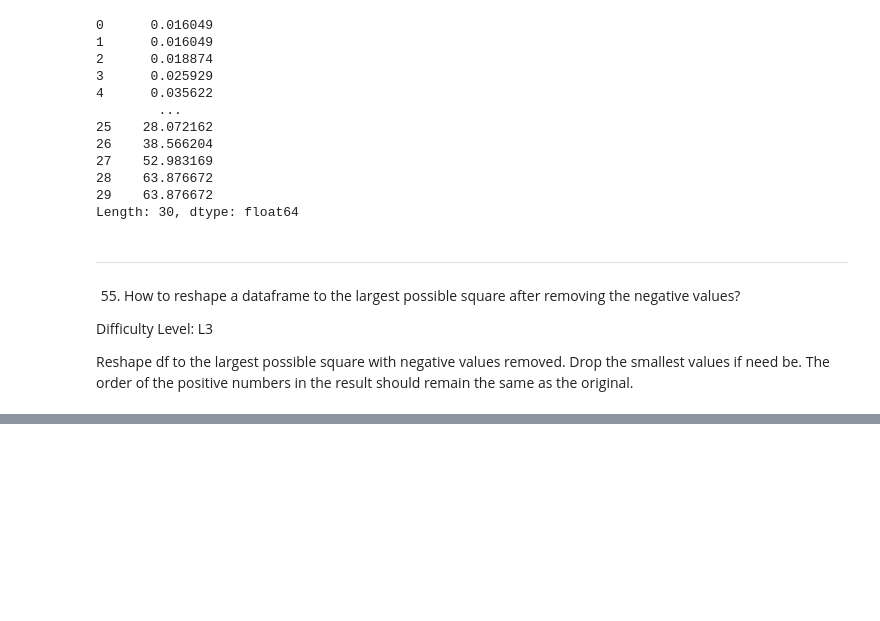
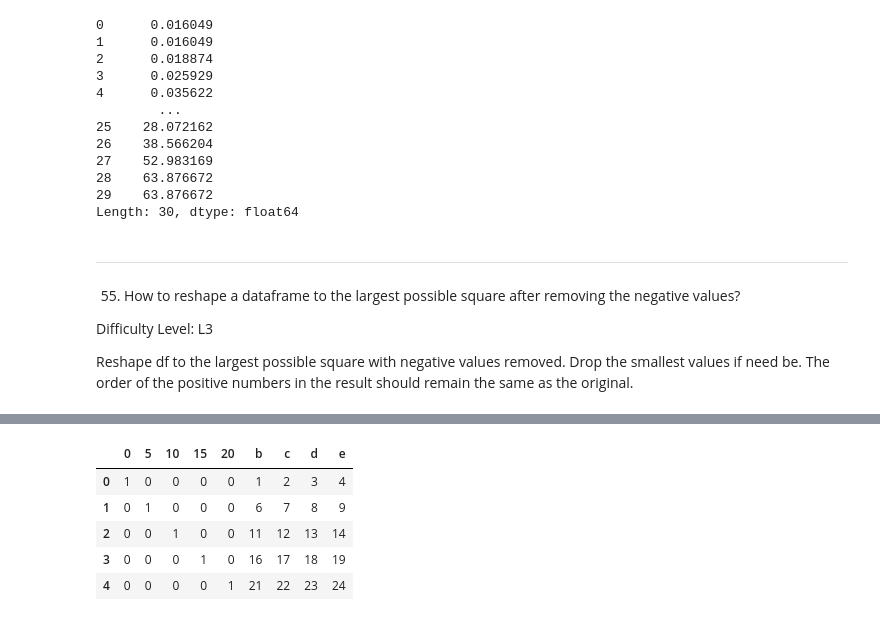
Before and after one commit to OdincovMD/101-pandas, a Jupyter notebook: solutions.ipynb, the cells around one changed output, grey strips where cells are left out. Cells and saved outputs as stored; diff of their text form; code cells hidden in the pictures; blank space fills up the shorter version.

Commit message:
adding solutions 55-75

```diff
--- a/solutions.ipynb
+++ b/solutions.ipynb
@@ -1140,0 +1216,22 @@ print(output)
+# %%
+df = pd.DataFrame(np.arange(25).reshape(5,-1), columns=list('abcde'))
+
+# #Solution 1
+# a_values = df["a"]
+
+# one_hot_matrix = np.eye(len(df.index), len(a_values), dtype="int64")
+
+# df = pd.concat([pd.DataFrame(one_hot_matrix, columns=a_values), df.loc[:, "b":]], axis=1)
+
+
+#Solution 2
+df = pd.concat([pd.get_dummies(df['a'], dtype="int64"), df[list('bcde')]], axis=1)
+
+df
+# %% [output]
+|  | 0 | 5 | 10 | 15 | 20 | b | c | d | e |
+| 0 | 1 | 0 | 0 | 0 | 0 | 1 | 2 | 3 | 4 |
+| 1 | 0 | 1 | 0 | 0 | 0 | 6 | 7 | 8 | 9 |
+| 2 | 0 | 0 | 1 | 0 | 0 | 11 | 12 | 13 | 14 |
+| 3 | 0 | 0 | 0 | 1 | 0 | 16 | 17 | 18 | 19 |
+| 4 | 0 | 0 | 0 | 0 | 1 | 21 | 22 | 23 | 24 |
```
Also changed, not shown: parts of 57 cells of this notebook.
